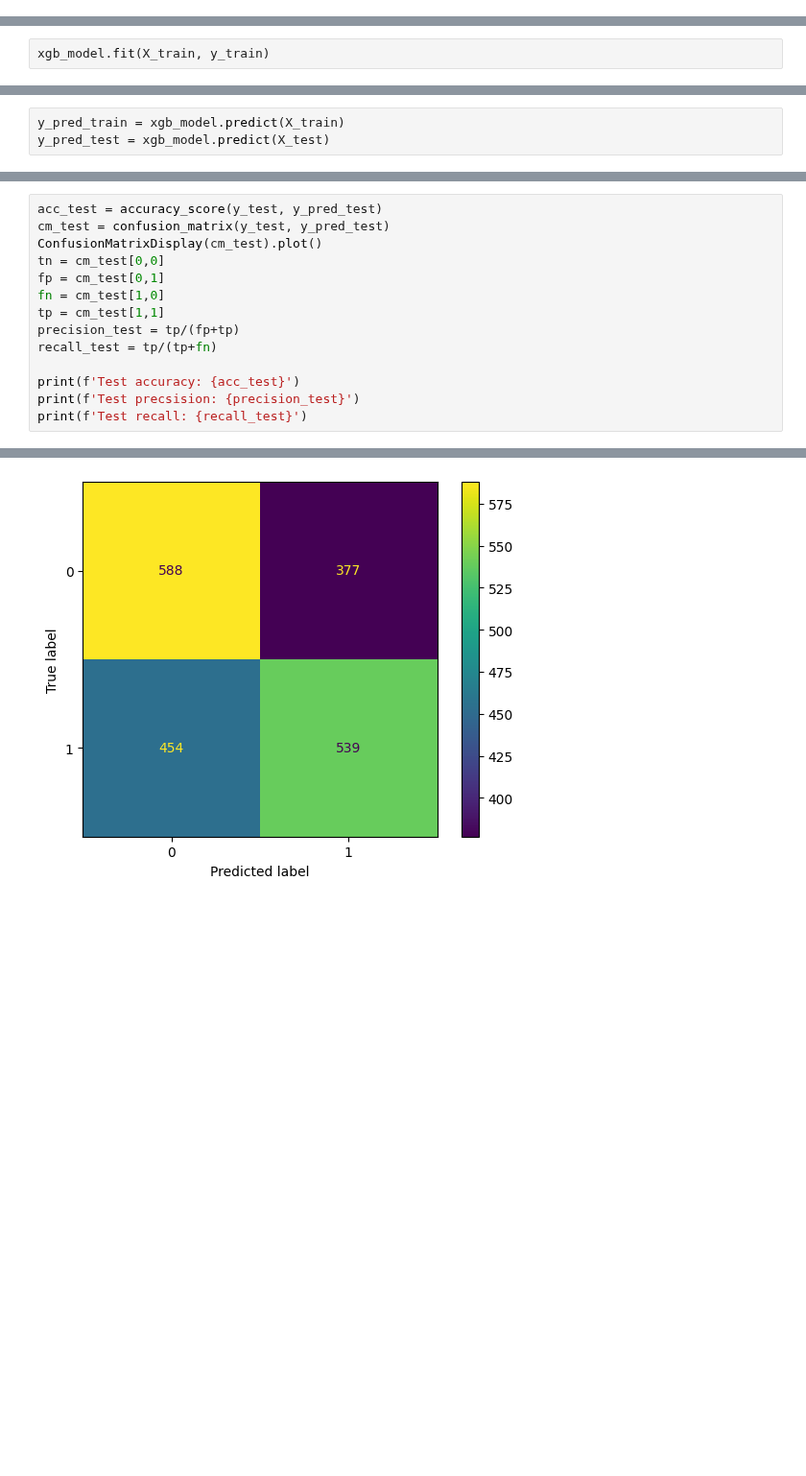
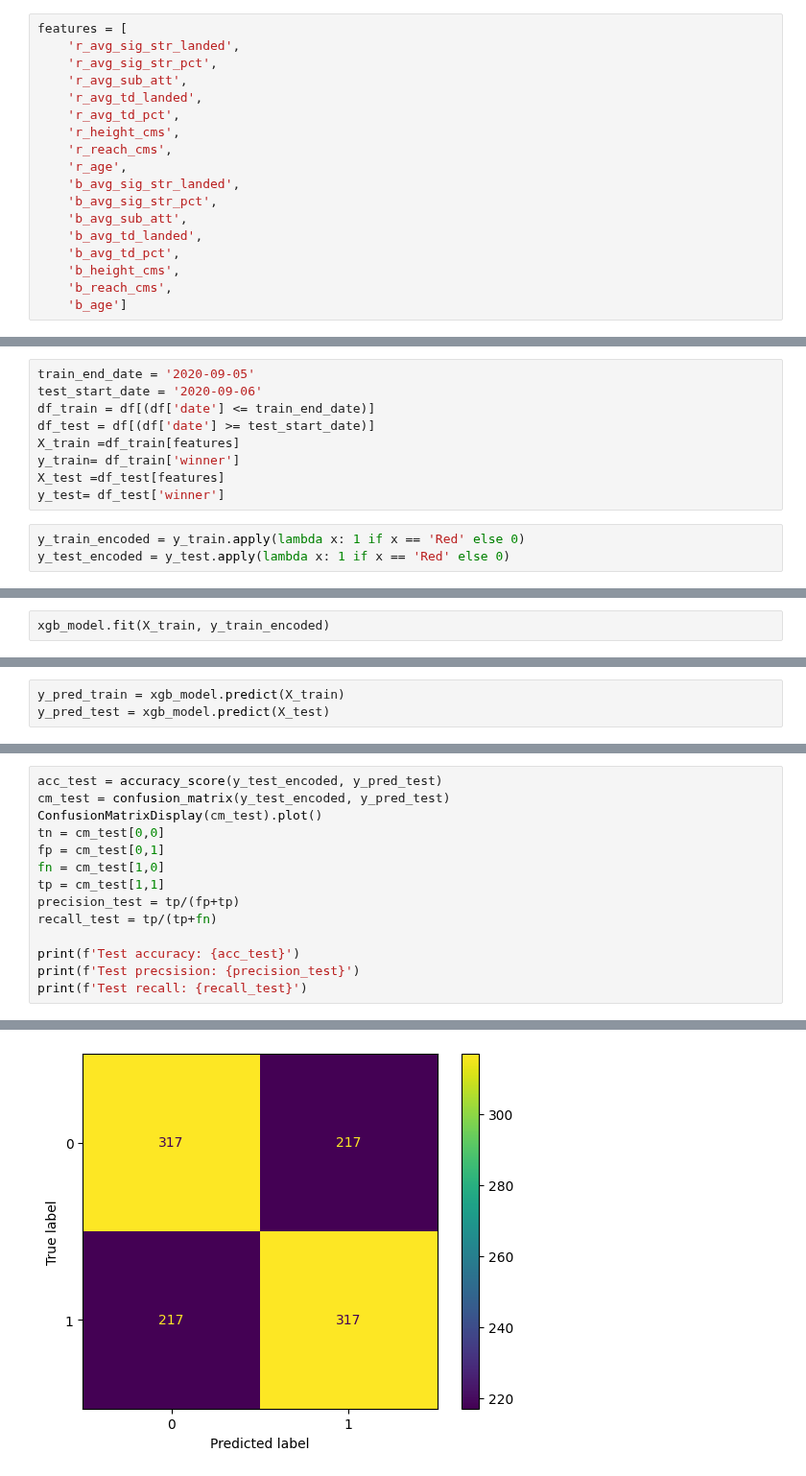
Before and after one commit to FlawlessAfro/ML_fight_prediction, a Jupyter notebook: ML Model Testing/xgboost_model.ipynb, the cells around one changed output, grey strips where cells are left out. Shown at 96% size. Saved outputs shown, nothing was run; the diff lists cells and outputs as text; blank space fills up the shorter version.

Commit message:
model updates

```diff
--- a/ML Model Testing/xgboost_model.ipynb
+++ b/ML Model Testing/xgboost_model.ipynb
@@ -34 +10,19 @@ feature_names = [
+# %%
+features = [
+    'r_avg_sig_str_landed',
+    'r_avg_sig_str_pct',
+    'r_avg_sub_att',
+    'r_avg_td_landed',
+    'r_avg_td_pct',
+    'r_height_cms',
+    'r_reach_cms',
+    'r_age',
+    'b_avg_sig_str_landed',
+    'b_avg_sig_str_pct',
+    'b_avg_sub_att',
+    'b_avg_td_landed',
+    'b_avg_td_pct',
+    'b_height_cms',
+    'b_reach_cms',
+    'b_age']
 # %%
@@ -39,3 +32,15 @@ X_train, X_test, y_train, y_test = train_test_split(X, y, test_size=0.2, random_
+# %%
+train_end_date = '2020-09-05'
+test_start_date = '2020-09-06'
+df_train = df[(df['date'] <= train_end_date)]
+df_test = df[(df['date'] >= test_start_date)]
+X_train =df_train[features]
+y_train= df_train['winner']
+X_test =df_test[features]
+y_test= df_test['winner']
+# %%
+y_train_encoded = y_train.apply(lambda x: 1 if x == 'Red' else 0)
+y_test_encoded = y_test.apply(lambda x: 1 if x == 'Red' else 0)
 # %%
 xgb_model = xgb.XGBClassifier(n_estimators=100,
     learning_rate=0.01,
@@ -46,7 +51,7 @@ xgb_model = xgb.XGBClassifier(n_estimators=100,
     eval_metric='logloss',
     use_label_encoder=False)
 # %%
-xgb_model.fit(X_train, y_train)
+xgb_model.fit(X_train, y_train_encoded)
 # %% [output]
 XGBClassifier(base_score=None, booster=None, callbacks=None,
               colsample_bylevel=None, colsample_bynode=None,
@@ -84,6 +89,6 @@ Train recall: 0.6165085875416559
 # %%
-acc_test = accuracy_score(y_test, y_pred_test)
-cm_test = confusion_matrix(y_test, y_pred_test)
+acc_test = accuracy_score(y_test_encoded, y_pred_test)
+cm_test = confusion_matrix(y_test_encoded, y_pred_test)
 ConfusionMatrixDisplay(cm_test).plot()
 tn = cm_test[0,0]
 fp = cm_test[0,1]
@@ -102 +107 @@ Test recall: 0.5427995971802618
-[figure, old version]
+[figure, new version]
```
Also changed, not shown: parts of 7 cells of this notebook, 8 other files.
